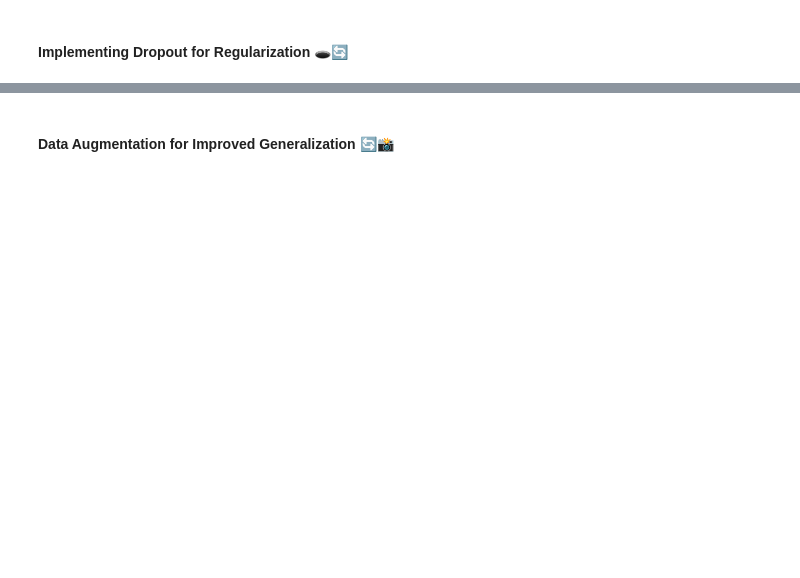
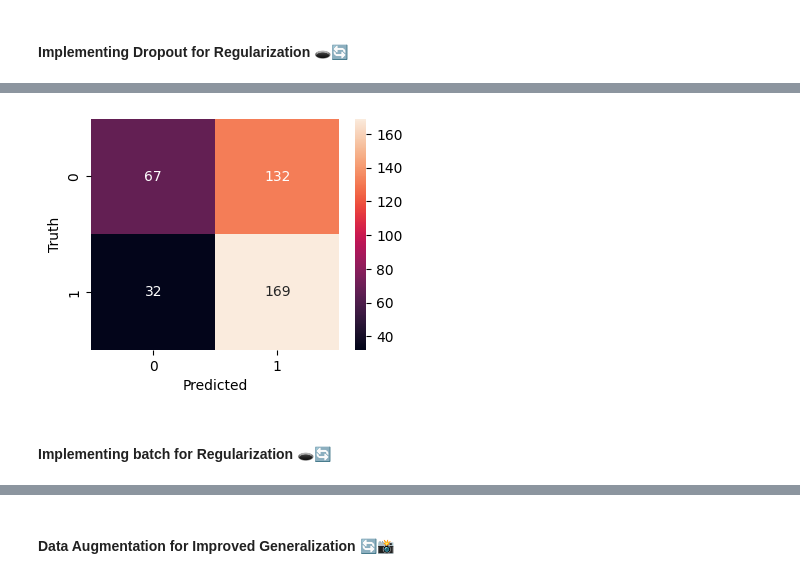
Before and after one commit to shivam6862/Pet-Classify-Hub, a Jupyter notebook: model/Pet-Classify-Hub.ipynb, the cells around one changed output, grey strips where cells are left out. Drawn from its saved outputs; the diff is of its cells as text; code cells hidden in the pictures; blank space fills up the shorter version.

Commit message:
Applied Dropout and BatchNormalization

```diff
--- a/model/Pet-Classify-Hub.ipynb
+++ b/model/Pet-Classify-Hub.ipynb
@@ -209,0 +300,24 @@ print("Implementing Dropout for Regularization 🕳️🔄")
+# %%
+cnn_model_dropout = keras.Sequential([
+    keras.layers.Conv2D(filters=32, kernel_size=3,
+                        input_shape=(256, 256, 3), activation='relu'),
+    keras.layers.MaxPooling2D(pool_size=2),
+    keras.layers.Dropout(0.2),
+    keras.layers.Conv2D(filters=64, kernel_size=3, activation='relu'),
+    keras.layers.MaxPooling2D(pool_size=2),
+    keras.layers.Dropout(0.2),
+    keras.layers.Conv2D(filters=128, kernel_size=3, activation='relu'),
+    keras.layers.MaxPooling2D(pool_size=2),
+    keras.layers.Dropout(0.2),
+    keras.layers.Flatten(),
+    keras.layers.Dense(64, activation='relu'),
+    keras.layers.Dropout(0.2),
+    keras.layers.Dense(1, activation='sigmoid')
+])
+
+cnn_model_dropout.compile(optimizer='adam',
+                          loss='binary_crossentropy',
+                          metrics=['accuracy'])
+# %%
+cnn_model_dropout.fit(x_train, y_train, epochs=5,
+              batch_size=16, verbose=1, validation_split=0.15)
@@ -209,0 +336,3 @@ print("Implementing Dropout for Regularization 🕳️🔄")
+# %%
+evalute_and_cm(cnn_model_dropout, x_test, y_test)
+# %% [output]
@@ -209,0 +342,3 @@ print("Implementing Dropout for Regularization 🕳️🔄")
+[figure, added]
+# %% [markdown]
+#### Implementing batch for Regularization 🕳️🔄
```
Also changed, not shown: parts of 29 cells of this notebook.
